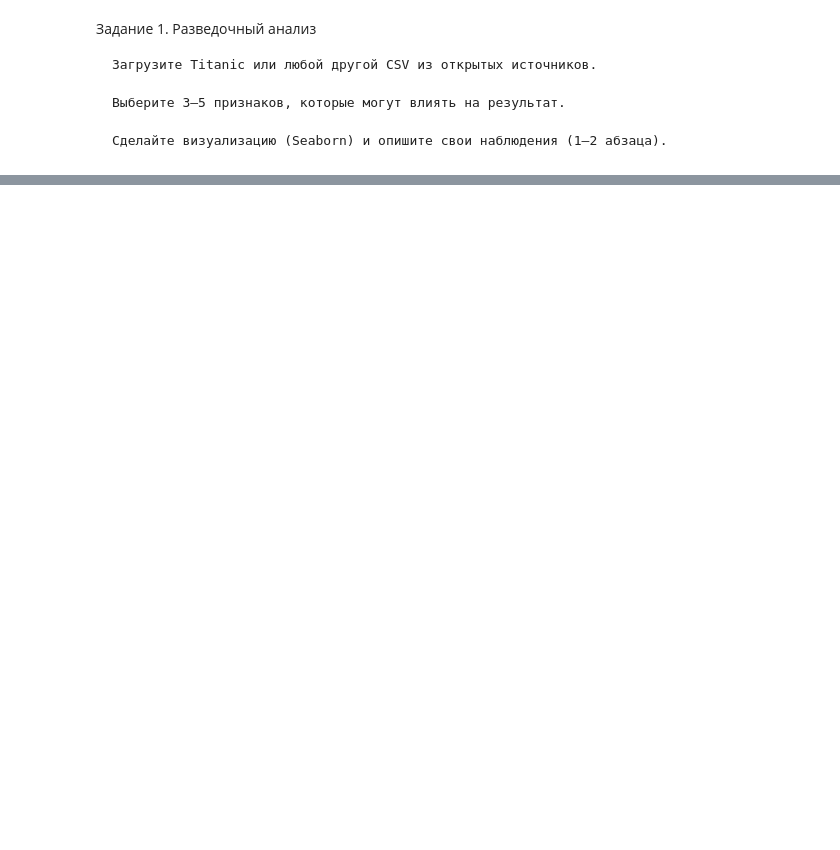
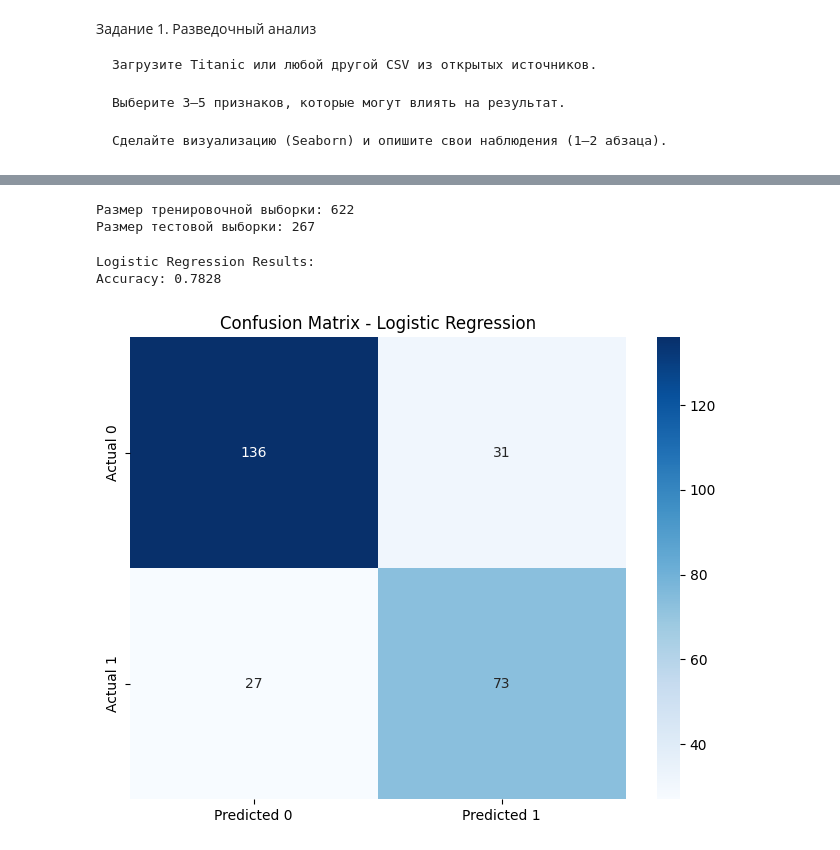
Before and after one commit to StepanPro999636/bool_bool, a Jupyter notebook: homework/homework_lesson4_Lazarenko_Stephan.ipynb, the cells around one changed output, grey strips where cells are left out. Drawn from its saved outputs; the diff is of its cells as text; code cells hidden in the pictures; blank space fills up the shorter version.

```diff
--- a/homework/homework_lesson4_Lazarenko_Stephan.ipynb
+++ b/homework/homework_lesson4_Lazarenko_Stephan.ipynb
@@ -35,0 +110,44 @@ tit
+# %%
+# Подготовка данных для модели
+titanic_model = titanic_clean.copy()
+
+# Преобразование категориальных признаков в числовые
+titanic_model['Sex'] = titanic_model['Sex'].map({'male': 0, 'female': 1})
+titanic_model['Embarked'] = titanic_model['Embarked'].map({'S': 0, 'C': 1, 'Q': 2})
+
+# Разделение на признаки и целевую переменную
+X = titanic_model[['Pclass', 'Sex', 'Age', 'Fare', 'Embarked']]
+y = titanic_model['Survived']
+
+# Разделение на тренировочную и тестовую выборки
+X_train, X_test, y_train, y_test = train_test_split(X, y, test_size=0.3, random_state=42)
+
+print(f"Размер тренировочной выборки: {X_train.shape[0]}")
+print(f"Размер тестовой выборки: {X_test.shape[0]}")
+# %% [output]
+Размер тренировочной выборки: 622
+Размер тестовой выборки: 267
+# %%
+# Обучение Logistic Regression
+log_model = LogisticRegression(max_iter=1000, random_state=42)
+log_model.fit(X_train, y_train)
+
+# Предсказания и оценка
+y_pred_log = log_model.predict(X_test)
+acc_log = accuracy_score(y_test, y_pred_log)
+
+print("Logistic Regression Results:")
+print(f"Accuracy: {acc_log:.4f}")
+
+# Confusion Matrix для Logistic Regression
+cm_log = confusion_matrix(y_test, y_pred_log)
+plt.figure(figsize=(8, 6))
+sns.heatmap(cm_log, annot=True, fmt='d', cmap='Blues',
+            xticklabels=['Predicted 0', 'Predicted 1'],
+            yticklabels=['Actual 0', 'Actual 1'])
+plt.title('Confusion Matrix - Logistic Regression')
+plt.show()
+# %% [output]
+Logistic Regression Results:
+Accuracy: 0.7828
+[figure, added]
```
Also changed, not shown: parts of 12 cells of this notebook.
